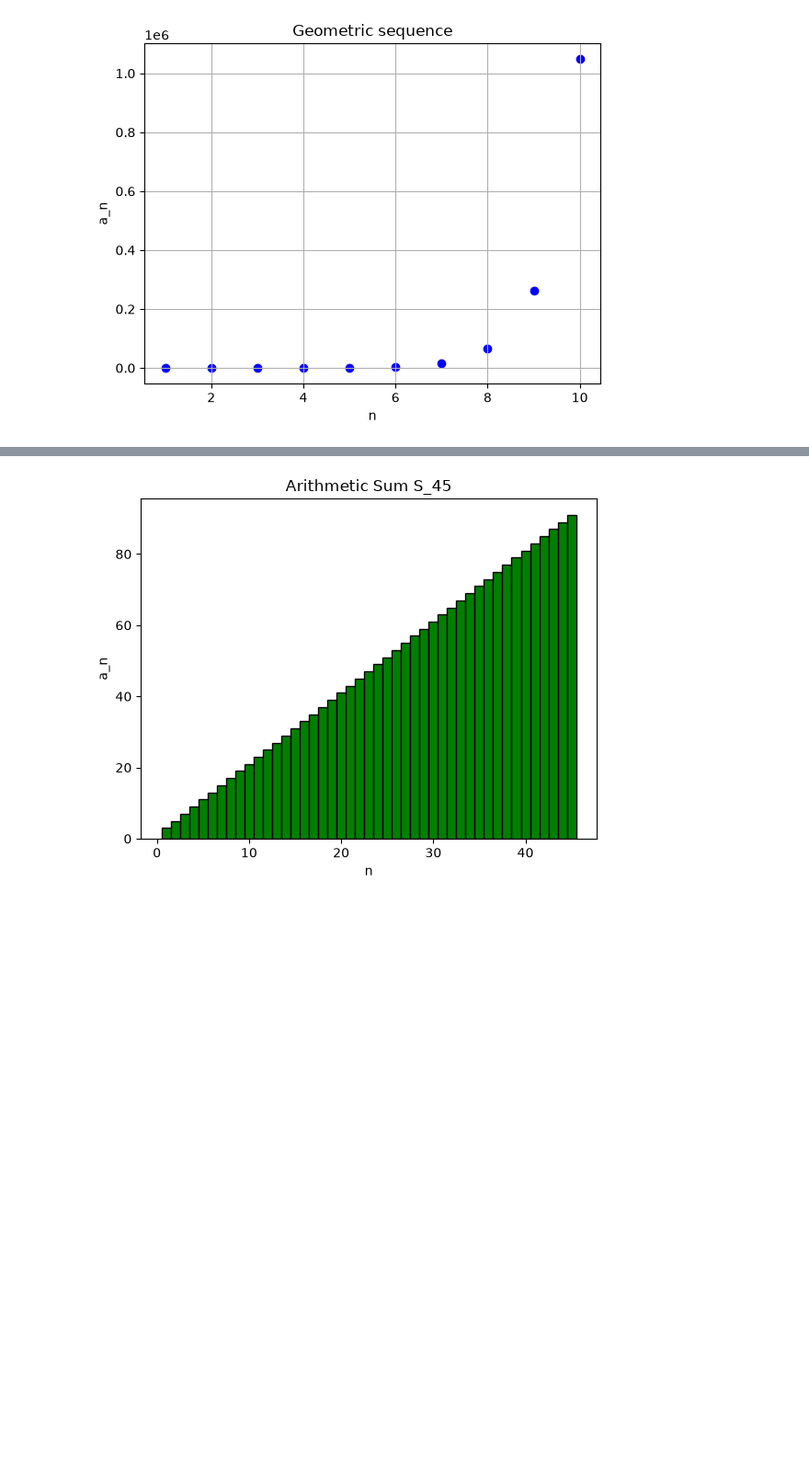
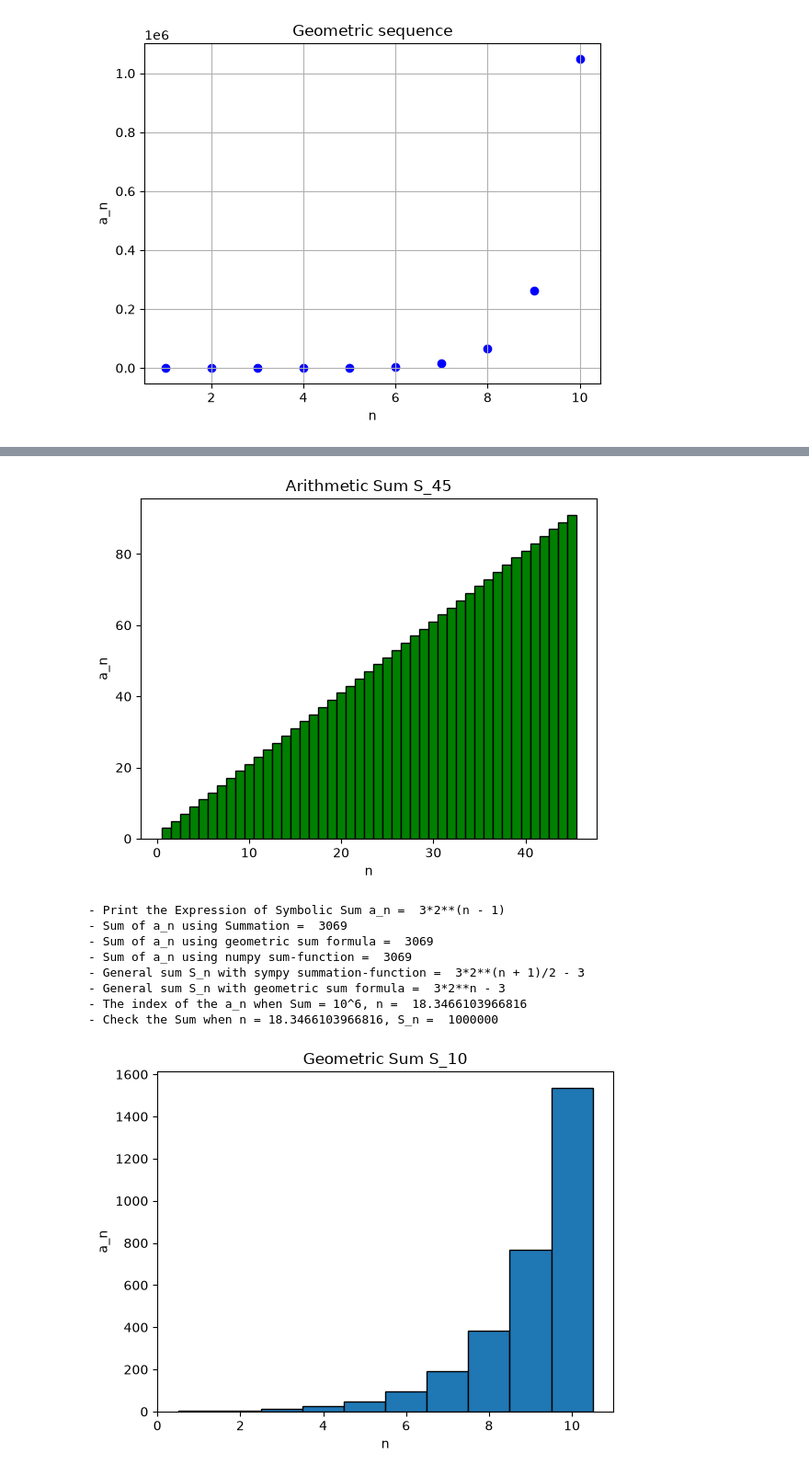
Before and after one commit to buicaothe/PYTHON, a Jupyter notebook: APPLIED MATHEMATICS/Exercises.ipynb, the cells around one changed output, grey strips where cells are left out. Shown at 92% size. Drawn from its saved outputs; the diff is of its cells as text; code cells hidden in the pictures; blank space fills up the shorter version.

```diff
--- a/APPLIED MATHEMATICS/Exercises.ipynb
+++ b/APPLIED MATHEMATICS/Exercises.ipynb
@@ -159,7 +159,7 @@ plt.show() # showing the actual plot
 # Create and print also the expression of the symbolic sum of the first n members.
 # You can choose the method of how you execute this.
 # b) Geometric sequence has a first member a_1 and a common ratio q.
-# Choose a_1 and q to be some numbers between 2-9.
+# Choose a_1 and q to be some numbers between 2-9. [a_1 = 3, q = 2]
 # Create and print the expression of the symbolic sum of the first n members.
 # You can choose the method of how you execute this.
 # Solve the index variable n, when the sum equals S_n=10^6
@@ -209,5 +209,42 @@ plt.show()
 # -----------------------------------------------------------------------------------
 # b) GEOMETRIC SUM:------------------------------------------------------------
 # -----------------------------------------------------------------------------------
+# Choose a_1 and q to be some numbers between 2-9. [a_1 = 3, q = 2]
+# Create and print the expression of the symbolic sum of the first n members.
+n = sy.symbols('n',positive=True)
+a_n = 3*2**(n-1)
+print('- Print the Expression of Symbolic Sum a_n = ',a_n)
+
+# Calculating sum
+sum10 = sy.summation(a_n, (n, 1, 10)) # calculating sum S_10 with sympy summation-function
+print('- Sum of a_n using Summation = ',sum10)
+sum10 = a_n.subs(n,1)*(1-2**10)/(1-2) # calculating sum S_10 with the geometric sum formula
+print('- Sum of a_n using geometric sum formula = ',sum10)
+f_n = sy.lambdify(n, a_n, "numpy") # lambdifying the general term a_n into f_n
+list10 = np.arange(1,11)
+members1_10 = f_n(list10)
+sum10 = np.sum(members1_10) # calculating sum S_10 with numpy sum-function for sequence a_n
+print('- Sum of a_n using numpy sum-function = ',sum10)
+
+# Calculating the symbolic sum of n members
+sum_n = sy.summation(a_n, (n, 1, n)) # creating the general sum S_n with sympy summation-function
+print('- General sum S_n with sympy summation-function = ',sum_n)
+sum_n = a_n.subs(n,1)*(1-2**n)/(1-2) # creating the general sum S_n with the geometric sum formula
+print('- General sum S_n with geometric sum formula = ',sum_n)
+
+# Solve the index variable n, when the sum equals S_n=10^6
+equation = sy.Eq(sum_n,1000000)
+index = sy.solve(equation, n) # solving the index variable n, when sum equals S_n=10^6
+print('- The index of the a_n when Sum = 10^6, n = ',index[0].evalf())
+print(f'- Check the Sum when n = {index[0].evalf()}, S_n = ',sum_n.subs(n,index[0])) # verifying the result
+
+
+# Print the index variable n as a floating point number.
+# Plotting sum S_10 as a 1-width histogram
+plt.bar(list10, members1_10, width=1.0, edgecolor='black')
+plt.title("Geometric Sum S_10")
+plt.xlabel("n")
+plt.ylabel("a_n")
+plt.show()
 # %% [output]
 - Sum of a_n using Summation =  2115
@@ -222,8 +259,17 @@ plt.show()
 - General sum S_n with sympy summation-function =  n**2 + 2*n
 - General sum S_n with Arithmetic Sum formula =  n*(2*n + 4)/2
 - Index n when Sum_n = 240, n =  [-1 + sqrt(421), -sqrt(421) - 1]
 - Result verification, Sum_n =  (-1 + sqrt(421))*(2 + 2*sqrt(421))/2
 [figure]
+- Print the Expression of Symbolic Sum a_n =  3*2**(n - 1)
+- Sum of a_n using Summation =  3069
+- Sum of a_n using geometric sum formula =  3069
+- Sum of a_n using numpy sum-function =  3069
+- General sum S_n with sympy summation-function =  3*2**(n + 1)/2 - 3
+- General sum S_n with geometric sum formula =  3*2**n - 3
+- The index of the a_n when Sum = 10^6, n =  18.3466103966816
+- Check the Sum when n = 18.3466103966816, S_n =  1000000
+[figure, added]
 # %%
 # 3. SERIES
 # a) Form the general term of a sequence a_n=K+H*n/(n+2).
```
Also changed, not shown: parts of 1 cell of this notebook, 1 other file.
